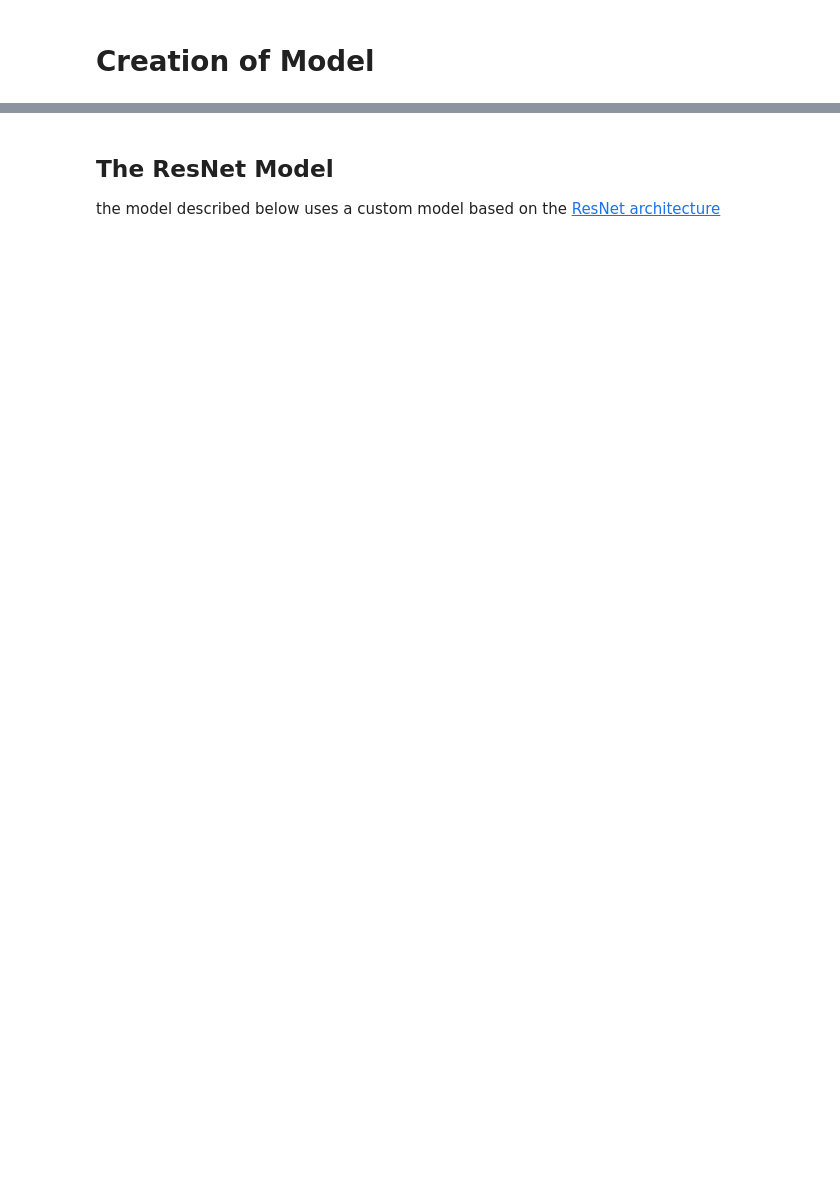
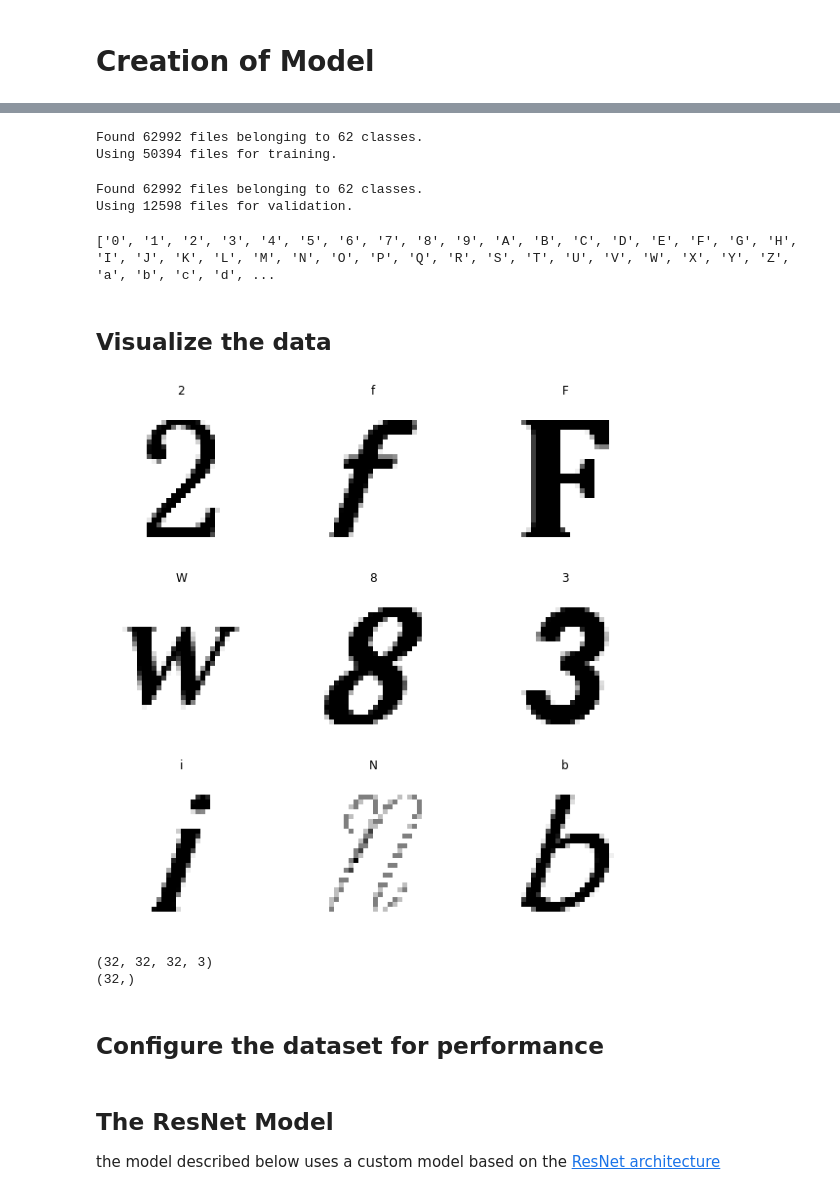
Before and after one commit to SupreethRao99/DeepCAPTCHA, a Jupyter notebook: DeepCAPTCHA_GPU.ipynb, the cells around one changed output, grey strips where cells are left out. Cells and saved outputs as stored; diff of their text form; code cells hidden in the pictures; blank space fills up the shorter version.

Commit message:
Train model on Google Colab

```diff
--- a/DeepCAPTCHA_GPU.ipynb
+++ b/DeepCAPTCHA_GPU.ipynb
@@ -105,18 +82,0 @@ def split_data(SOURCE, TRAINING, TESTING, SPLIT_SIZE):
-# %%
-split_size = 0.90
-for i in range(0,62):
-  if i>=0 and i<10:
-    split_data('/tmp/English/Fnt/'+chr(i+48),
-               '/tmp/CAPTCHA/training/'+chr(i+48),
-               '/tmp/CAPTCHA/testing/'+chr(i+48),
-               split_size)
-  if i>=10 and i<36:
-    split_data('/tmp/English/Fnt/'+chr(i-10+65)+"-1",
-               '/tmp/CAPTCHA/training/'+chr(i-10+65),
-               '/tmp/CAPTCHA/testing/'+chr(i-10+65),
-               split_size)
-  if i>=36 and i<62:
-    split_data('/tmp/English/Fnt/'+chr(i-36+97)+"-2",
-               '/tmp/CAPTCHA/training/'+chr(i-36+97),
-               '/tmp/CAPTCHA/testing/'+chr(i-36+97),
-               split_size)
@@ -157,0 +97,57 @@ Found 6324 images belonging to 62 classes.
+# %%
+batch_size = config.batch_size
+img_height = config.img_height
+img_width = config.img_width
+
+data_dir ='/tmp/CAPTCHA/'
+# %%
+train_ds = tf.keras.preprocessing.image_dataset_from_directory(
+  data_dir,
+  validation_split=config.validation_split,
+  subset="training",
+  seed = 123,
+  image_size=(img_height, img_width),
+  batch_size=batch_size)
+# %% [output]
+Found 62992 files belonging to 62 classes.
+Using 50394 files for training.
+# %%
+val_ds = tf.keras.preprocessing.image_dataset_from_directory(
+  data_dir,
+  validation_split=config.validation_split,
+  subset="validation",
+  seed=123,
+  image_size=(img_height, img_width),
+  batch_size=batch_size)
+# %% [output]
+Found 62992 files belonging to 62 classes.
+Using 12598 files for validation.
+# %%
+class_names = train_ds.class_names
+print(class_names)
+# %% [output]
+['0', '1', '2', '3', '4', '5', '6', '7', '8', '9', 'A', 'B', 'C', 'D', 'E', 'F', 'G', 'H', 'I', 'J', 'K', 'L', 'M', 'N', 'O', 'P', 'Q', 'R', 'S', 'T', 'U', 'V', 'W', 'X', 'Y', 'Z', 'a', 'b', 'c', 'd', ...
+# %% [markdown]
+## Visualize the data
+# %%
+import matplotlib.pyplot as plt
+
+plt.figure(figsize = (10, 10))
+for images, labels in train_ds.take(1):
+  for i in range(9):
+    ax = plt.subplot(3, 3, i+1)
+    plt.imshow(images[i].numpy().astype('uint8'))
+    plt.title(class_names[labels[i]])
+    plt.axis("off")
+# %% [output]
+[figure, added]
+# %%
+for image_batch, labels_batch in train_ds:
+  print(image_batch.shape)
+  print(labels_batch.shape)
+  break
+# %% [output]
+(32, 32, 32, 3)
+(32,)
+# %% [markdown]
+## Configure the dataset for performance
```
Also changed, not shown: parts of 25 cells of this notebook.
